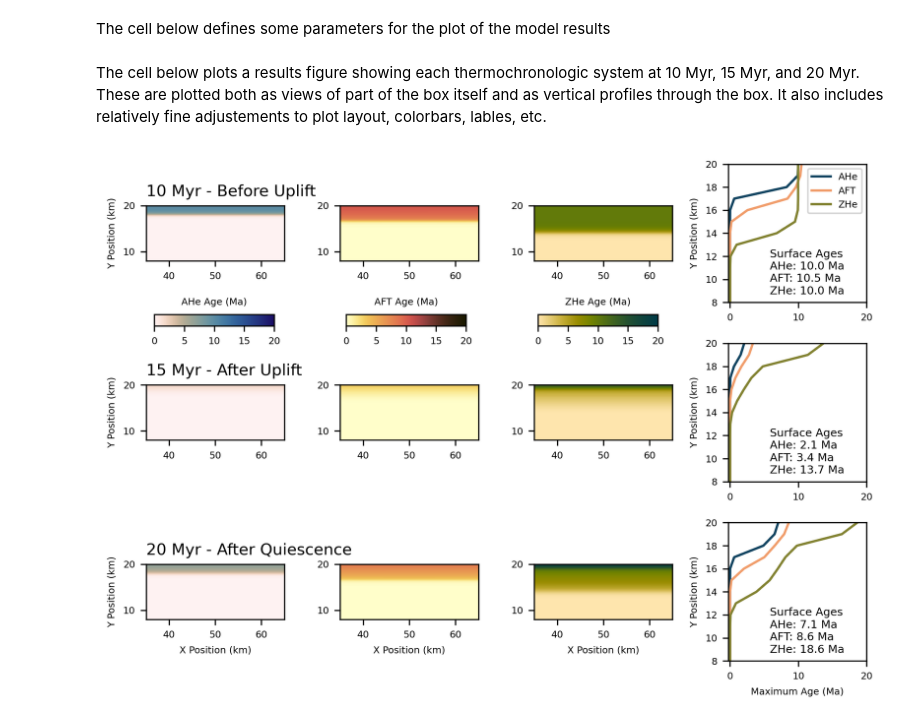
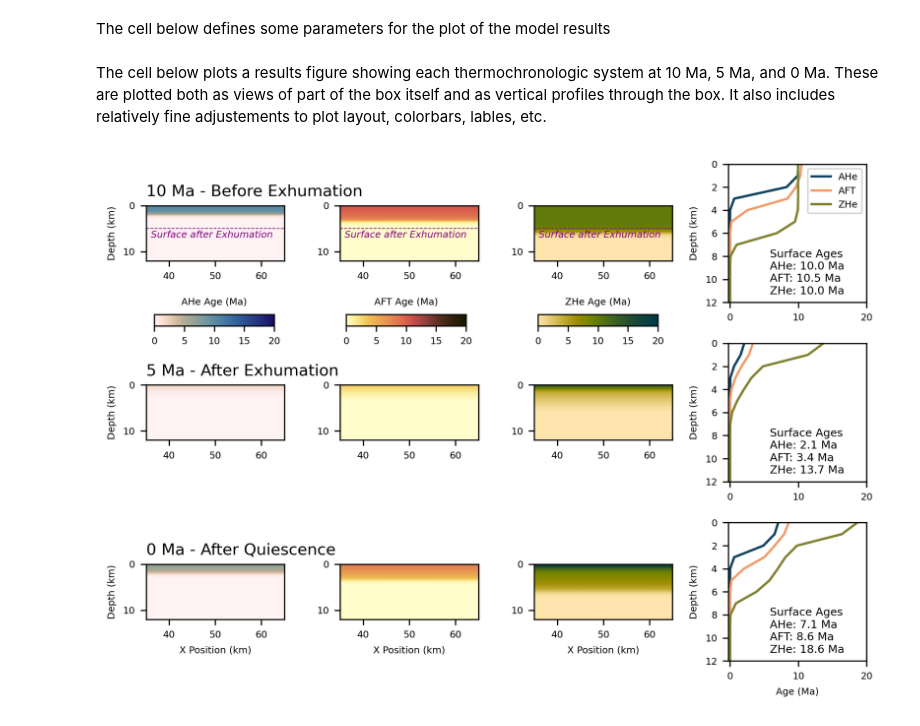
Before and after one commit to dyvasey/gdtchron, a Jupyter notebook: aspect/figures_model.ipynb, the cells around one changed output. Saved outputs shown, nothing was run; the diff lists cells and outputs as text; code cells hidden in the pictures.

```diff
--- a/aspect/figures_model.ipynb
+++ b/aspect/figures_model.ipynb
@@ -12,6 +12,8 @@ import pandas as pd
 import pyvista as pv
 
 import gdtchron as gdt
+
+plt.rcParams['pdf.fonttype'] = 42
 # %% [markdown]
 The cell below plots the temperature structure and boundary velocity conditions for the model.
 # %%
@@ -60,35 +66,33 @@ fig.savefig('uplift_setup.jpg', bbox_inches='tight')
 The cell below defines some parameters for the plot of the model results
 # %%
 # Set up parameters
-bounds = [35, 65, 8, 20]  # km
-times = [10, 15, 20]  # Myr
-labels = ['Before Uplift', 'After Uplift', 'After Quiescence']
+bounds = [35, 65, 0, 12]  # km, X position and depth
+times = [10, 5, 0]  # Ma
+labels = ['Before Exhumation', 'After Exhumation', 'After Quiescence']
 
 ahe_cmap = cmc.lapaz_r
 aft_cmap = cmc.lajolla_r
 zhe_cmap = cmc.bamako_r
 cat_cmap = cmc.batlowS
 
-clim = [0, 20]  # Myr
+clim = [0, 20]  # Ma
 bar = False
 # %% [markdown]
-The cell below plots a results figure showing each thermochronologic system at 10 Myr, 15 Myr, and 20 Myr. These are plotted both as views of part of the box itself and as vertical profiles through the box. It also includes relatively fine adjustements to plot layout, colorbars, lables, etc.
+The cell below plots a results figure showing each thermochronologic system at 10 Ma, 5 Ma, and 0 Ma. These are plotted both as views of part of the box itself and as vertical profiles through the box. It also includes relatively fine adjustements to plot layout, colorbars, lables, etc.
 # %%
 # Results figure
 fig, axs = plt.subplots(3, 4, dpi=300, figsize=(7, 5))
 
-for k, time in enumerate(times):
+for k, time_ma in enumerate(times):
 
-    file_num = str(time * 10).zfill(3)
-    file = 'meshes_tchron/meshes_tchron_' + file_num + '.vtu'
+    file_num = str((20 - time_ma) * 10).zfill(3)
+    file = 'meshes_tchron_exhumation/meshes_tchron_exhumation_' + file_num + '.vtu'
     mesh = pv.read(file)
     mesh.points /= 1e3  # Convert to km
+    mesh.points[:, 1] = -(mesh.points[:, 1] - 20)  # Convert Y position to depth
 
-    axs[k, 0].set_title(str(round(time, 0)) + ' Myr - ' + labels[k], loc='left',
+    axs[k, 0].set_title(str(round(time_ma, 0)) + ' Ma - ' + labels[k], loc='left',
                         fontsize=10)
-
-    file_dir = 'meshes_tchron'
-    file_num = str(time)
 
     gdt.plot_vtk_2d(mesh, 'AHe', bounds=bounds, ax=axs[k, 0],
               cmap=ahe_cmap, colorbar=bar, clim=clim)
@@ -117,9 +121,9 @@ for k, time in enumerate(times):
     axs[k, 3].set_ylim(bounds[2], bounds[3])
     axs[k, 3].text(0.3, -.03,
                 'Surface Ages\n'
-                  + 'AHe: ' + str(round(df_max['AHe'].iloc[-1], 1)) + ' Ma\n'
-                  + 'AFT: ' + str(round(df_max['AFT'].iloc[-1], 1)) + ' Ma\n'
-                  + 'ZHe: ' + str(round(df_max['ZHe'].iloc[-1], 1)) + ' Ma\n',
+                  + 'AHe: ' + str(round(df_max['AHe'].iloc[0], 1)) + ' Ma\n'
+                  + 'AFT: ' + str(round(df_max['AFT'].iloc[0], 1)) + ' Ma\n'
+                  + 'ZHe: ' + str(round(df_max['ZHe'].iloc[0], 1)) + ' Ma\n',
                 transform=axs[k, 3].transAxes, fontsize=7)
 
 cax_ahe = fig.add_axes([0.08, 0.68, 0.15, 0.02])
@@ -127,39 +131,45 @@ cax_aft = fig.add_axes([0.32, 0.68, 0.15, 0.02])
 cax_zhe = fig.add_axes([0.56, 0.68, 0.15, 0.02])
 
 norm = mcolors.Normalize(vmin=clim[0], vmax=clim[1])
 
 sm_ahe = cm.ScalarMappable(cmap=ahe_cmap, norm=norm)
 sm_aft = cm.ScalarMappable(cmap=aft_cmap, norm=norm)
 sm_zhe = cm.ScalarMappable(cmap=zhe_cmap, norm=norm)
 sms = [sm_ahe, sm_aft, sm_zhe]
 
 for k, cax in enumerate([cax_ahe, cax_aft, cax_zhe]):
     cax.tick_params(labelsize=6)
     plt.colorbar(sms[k], cax=cax, orientation='horizontal')
 
 cax_ahe.set_title('AHe Age (Ma)', fontsize=6)
 cax_aft.set_title('AFT Age (Ma)', fontsize=6)
 cax_zhe.set_title('ZHe Age (Ma)', fontsize=6)
 
-axs[0, 0].set_ylabel('Y Position (km)', fontsize=6)
-axs[1, 0].set_ylabel('Y Position (km)', fontsize=6)
-axs[2, 0].set_ylabel('Y Position (km)', fontsize=6)
+axs[0, 0].set_ylabel('Depth (km)', fontsize=6)
+axs[1, 0].set_ylabel('Depth (km)', fontsize=6)
+axs[2, 0].set_ylabel('Depth (km)', fontsize=6)
 
 axs[2, 0].set_xlabel('X Position (km)', fontsize=6)
 axs[2, 1].set_xlabel('X Position (km)', fontsize=6)
 axs[2, 2].set_xlabel('X Position (km)', fontsize=6)
-axs[2, 3].set_xlabel('Maximum Age (Ma)', fontsize=6)
+axs[2, 3].set_xlabel('Age (Ma)', fontsize=6)
 
-axs[0, 3].set_ylabel('Y Position (km)', fontsize=6)
-axs[1, 3].set_ylabel('Y Position (km)', fontsize=6)
-axs[2, 3].set_ylabel('Y Position (km)', fontsize=6)
+axs[0, 3].set_ylabel('Depth (km)', fontsize=6)
+axs[1, 3].set_ylabel('Depth (km)', fontsize=6)
+axs[2, 3].set_ylabel('Depth (km)', fontsize=6)
 
 axs[0, 3].legend(fontsize=6)
 
 for ax in axs.flat:
     ax.tick_params(labelsize=6)
+    ax.invert_yaxis()
+
+for ax in axs[0, 0:3]:
+    ax.axhline(5, color='purple', linestyle='--', linewidth=0.5)
+    ax.text(36, 7, 'Surface after Exhumation', fontsize=6, color='purple',
+            style='italic')
 
 plt.tight_layout()
-fig.savefig('uplift_results.jpg')
+fig.savefig('exhumation_results.pdf')
 # %% [output]
-[figure, old version]
+[figure, new version]
```
Also changed, not shown: parts of 2 cells of this notebook, 8 other files.
